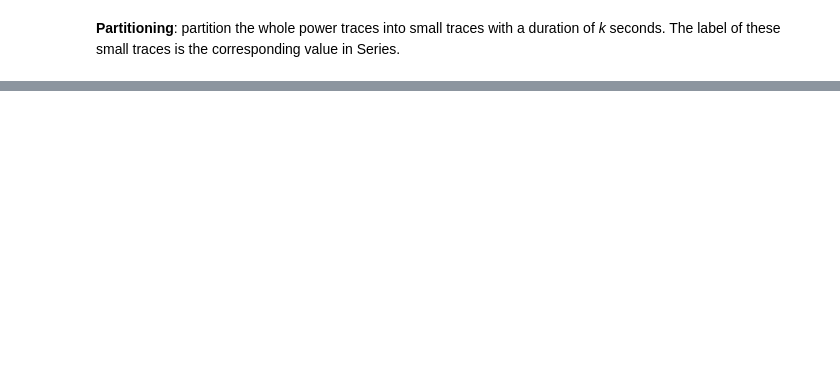
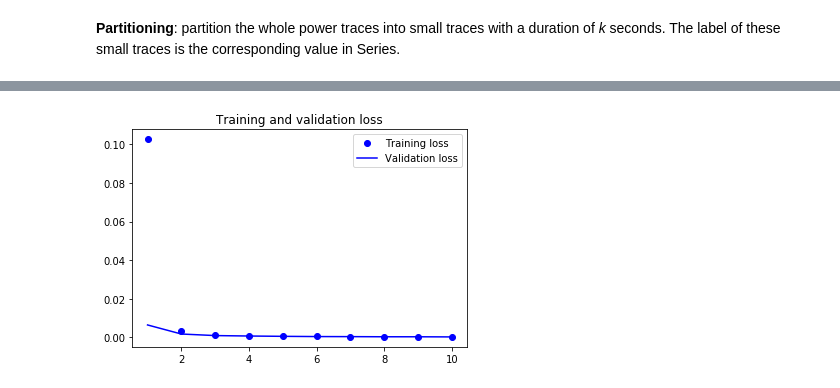
Before and after one commit to Enihsuns/Power-traces-analysis, a Jupyter notebook: python/main.ipynb, the cells around one changed output, grey strips where cells are left out. Cells and saved outputs as stored; diff of their text form; code cells hidden in the pictures; blank space fills up the shorter version.

```diff
--- a/python/main.ipynb
+++ b/python/main.ipynb
@@ -152,0 +345,11 @@ print("{0} train + {1} test".format(len(X_train), len(X_test)))
+# %%
+train_size = 10000
+val_size = 100
+test_size = 100
+
+X_train = np.reshape(X_train, (X_train.shape[0],
+                              X_train.shape[1],
+                              1))
+X_test = np.reshape(X_test, (X_test.shape[0],
+                              X_test.shape[1],
+                              1))
@@ -152,0 +423,16 @@ print("{0} train + {1} test".format(len(X_train), len(X_test)))
+# %%
+batch_size, timesteps, input_dim = None, 30, 1
+
+i = Input(batch_shape=(batch_size, timesteps, input_dim))
+
+o = TCN(return_sequences=False,
+        use_skip_connections=True,
+        nb_stacks=2,
+        dilations=[2 ** i for i in range(9)])(i)  # The TCN layers are here.
+o = Dense(100, activation='relu')(o)
+o = Dense(9, activation='softmax')(o)
+
+m = Model(inputs=[i], outputs=[o])
+m.compile(optimizer='adam', loss='mse', metrics=['accuracy'])
+
+history = m.fit(X_train[:train_size], nn_y_train[:train_size], epochs=10, validation_split=0.2)
@@ -152,0 +463,16 @@ print("{0} train + {1} test".format(len(X_train), len(X_test)))
+# %%
+loss = history.history['loss']
+val_loss = history.history['val_loss']
+
+epochs = range(1, len(loss) + 1)
+
+plt.figure()
+
+plt.plot(epochs, loss, 'bo', label='Training loss')
+plt.plot(epochs, val_loss, 'b', label='Validation loss')
+plt.title('Training and validation loss')
+plt.legend()
+
+plt.show()
+# %% [output]
+[figure, added]
```
Also changed, not shown: parts of 38 cells of this notebook, 1 other file.
